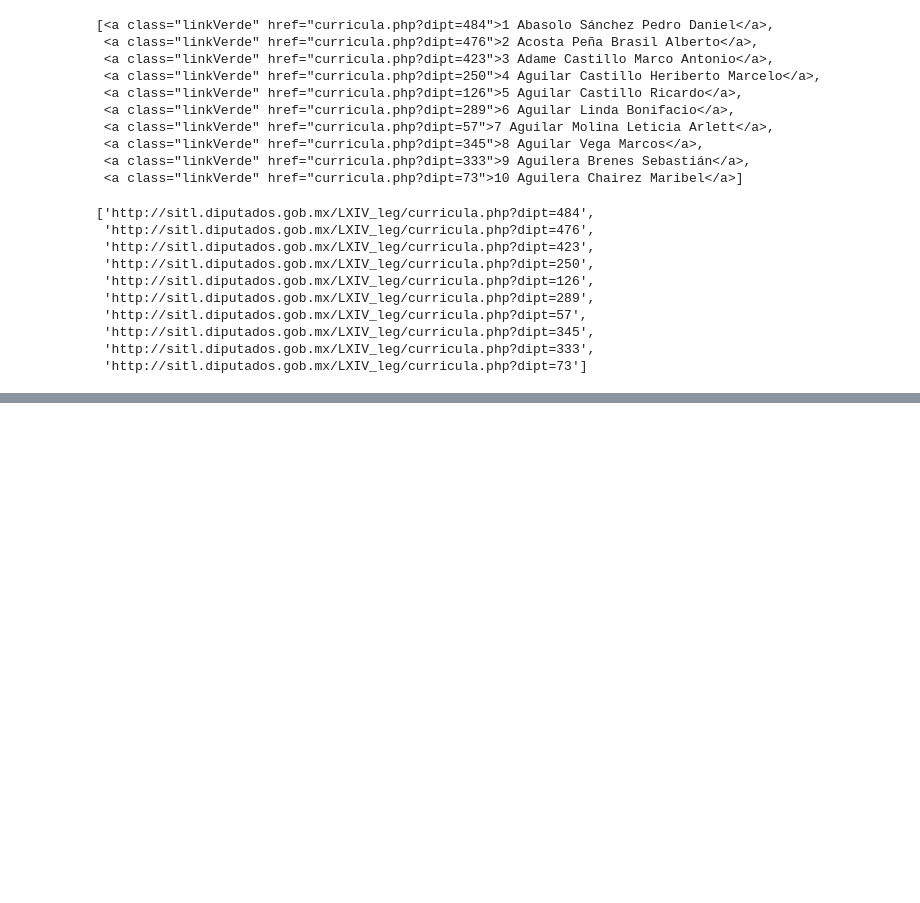
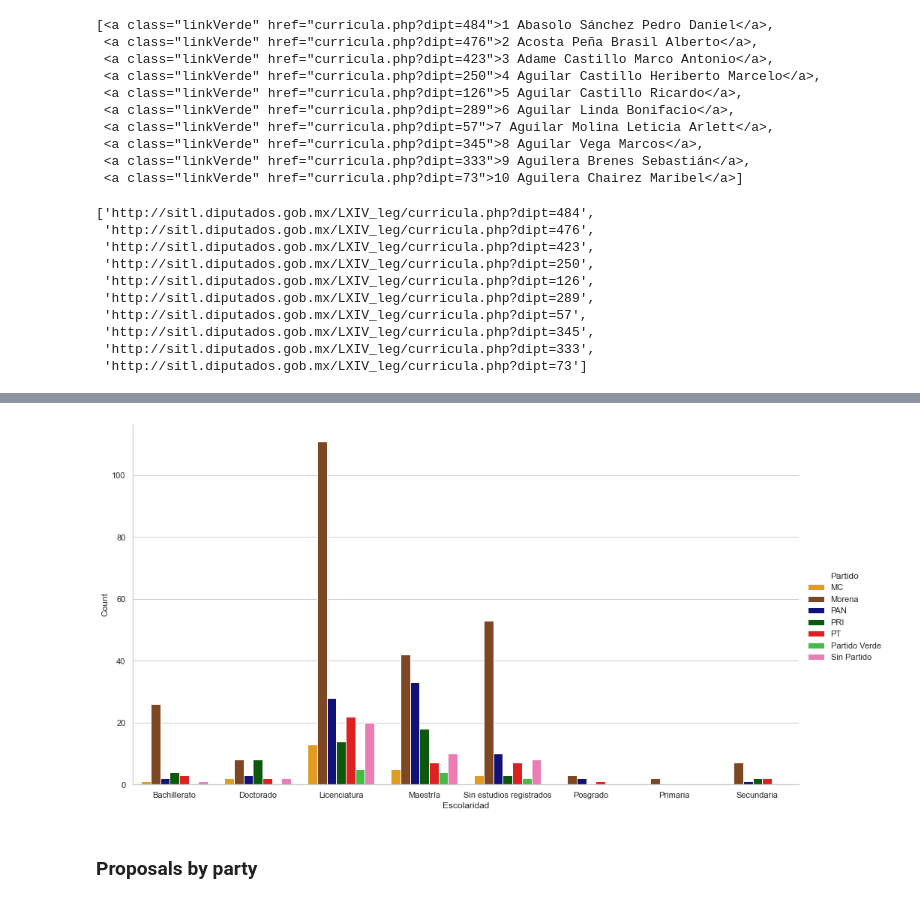
Before and after one commit to Sebas1245/DataScienceIntro, a Jupyter notebook: Lab04/04_Diputados.ipynb, the cells around one changed output, grey strips where cells are left out. Cells and saved outputs as stored; diff of their text form; code cells hidden in the pictures; blank space fills up the shorter version.

```diff
--- a/Lab04/04_Diputados.ipynb
+++ b/Lab04/04_Diputados.ipynb
@@ -196,0 +299,3 @@ congress_df.to_csv('congress_dataset.csv')
+# %%
+education_lvl_per_party = congress_df.groupby(['Partido', 'Escolaridad'])['ID'].count().reset_index(name='Count')
+education_lvl_per_party
@@ -196,0 +320,6 @@ congress_df.to_csv('congress_dataset.csv')
+# %%
+education_lvl_per_party_plt = sns.catplot(data=education_lvl_per_party, kind="bar", x="Escolaridad", y="Count", hue="Partido", palette=party_color_palette, height=7.5, aspect=16/9)
+# %% [output]
+[figure, added]
+# %% [markdown]
+### Proposals by party
```
Also changed, not shown: parts of 25 cells of this notebook, 1 other file.
